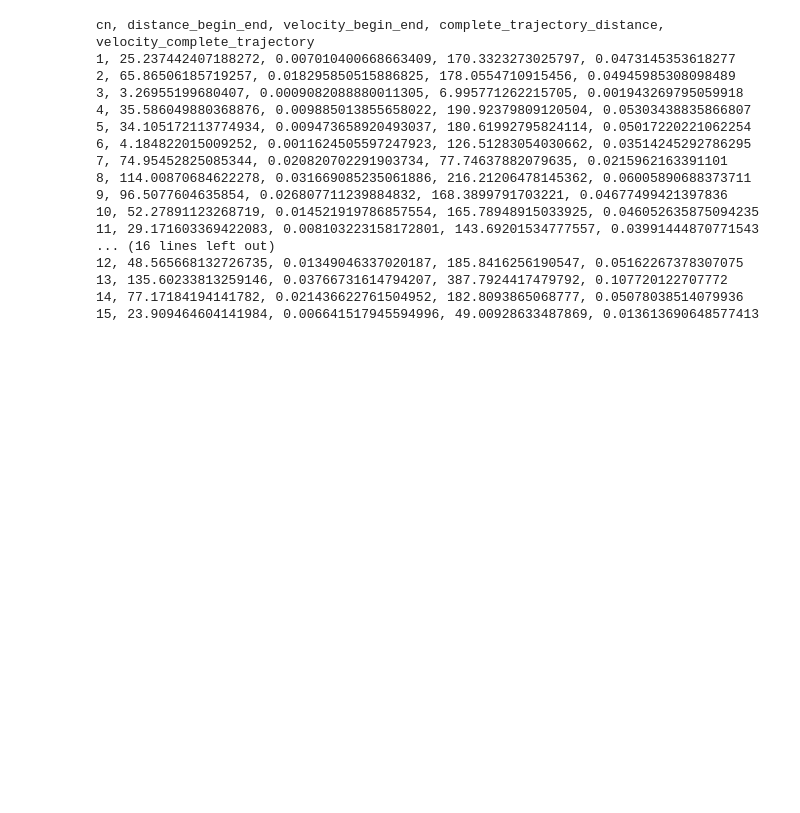
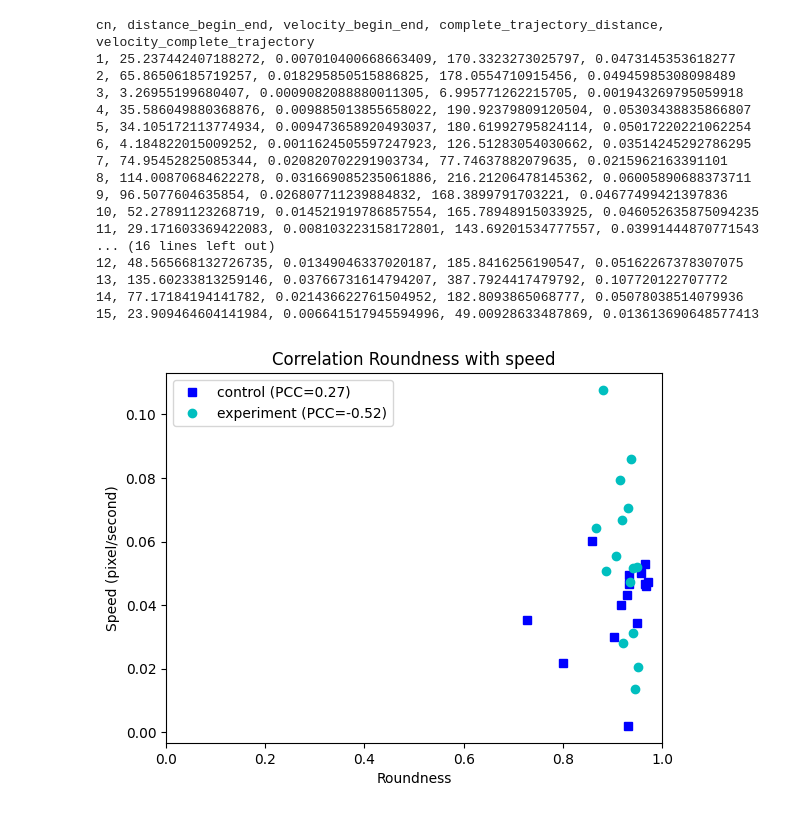
Before and after one commit to sheylle1/ImageAnalysis_Assignments, a Jupyter notebook: Assignment4/Assignment4_2.ipynb, the cells around one changed output. Cells and saved outputs as stored; diff of their text form; code cells hidden in the pictures; blank space fills up the shorter version.

Commit message:
Add figures for the correlations, finishing up on all the programming work. Also small change for 4.2.1 to calculate the perimeter correctly (consistent with wording)

```diff
--- a/Assignment4/Assignment4_2.ipynb
+++ b/Assignment4/Assignment4_2.ipynb
@@ -704,7 +718,8 @@ Cell 15: label=37, mean intensity = 21693902.0 std dev = 681977664.0 Smoothness
 # 4.2.2
 # %%
 seconds_between_measurements = 120
-for ax, traces, chosen in [ (axes[0], ctrl_traces, chosen_cells), (axes[1], egf_traces,  chosen_cells_e), ]:
+
+for traces, chosen in [(ctrl_traces, chosen_cells)]:
 	print("cn, distance_begin_end, velocity_begin_end, complete_trajectory_distance, velocity_complete_trajectory")
 	for cn in chosen.keys():
 		distance_begin_end, complete_trajectory_distance = compute_distance(traces[cn])
@@ -712,6 +727,23 @@ for ax, traces, chosen in [ (axes[0], ctrl_traces, chosen_cells), (axes[1], egf_
 		velocity_begin_end = distance_begin_end / total_time
 		velocity_complete_trajectory = complete_trajectory_distance / total_time
 		print(f"{cn}, {distance_begin_end}, {velocity_begin_end}, {complete_trajectory_distance}, {velocity_complete_trajectory}")
+		all_cell_stats["control"][cn]["distance_begin_end"] = distance_begin_end
+		all_cell_stats["control"][cn]["velocity_begin_end"] = velocity_begin_end
+		all_cell_stats["control"][cn]["complete_trajectory_distance"] = complete_trajectory_distance
+		all_cell_stats["control"][cn]["velocity_complete_trajectory"] = velocity_complete_trajectory
+
+for traces, chosen in [(egf_traces,  chosen_cells_e)]:
+	print("cn, distance_begin_end, velocity_begin_end, complete_trajectory_distance, velocity_complete_trajectory")
+	for cn in chosen.keys():
+		distance_begin_end, complete_trajectory_distance = compute_distance(traces[cn])
+		total_time = len(traces[cn]) * seconds_between_measurements
+		velocity_begin_end = distance_begin_end / total_time
+		velocity_complete_trajectory = complete_trajectory_distance / total_time
+		print(f"{cn}, {distance_begin_end}, {velocity_begin_end}, {complete_trajectory_distance}, {velocity_complete_trajectory}")
+		all_cell_stats["experiment"][cn]["distance_begin_end"] = distance_begin_end
+		all_cell_stats["experiment"][cn]["velocity_begin_end"] = velocity_begin_end
+		all_cell_stats["experiment"][cn]["complete_trajectory_distance"] = complete_trajectory_distance
+		all_cell_stats["experiment"][cn]["velocity_complete_trajectory"] = velocity_complete_trajectory
 # %% [output]
 cn, distance_begin_end, velocity_begin_end, complete_trajectory_distance, velocity_complete_trajectory
 1, 25.237442407188272, 0.007010400668663409, 170.3323273025797, 0.0473145353618277
@@ -730,3 +762,37 @@ cn, distance_begin_end, velocity_begin_end, complete_trajectory_distance, veloci
 13, 135.60233813259146, 0.03766731614794207, 387.7924417479792, 0.107720122707772
 14, 77.17184194141782, 0.021436622761504952, 182.8093865068777, 0.05078038514079936
 15, 23.909464604141984, 0.006641517945594996, 49.00928633487869, 0.013613690648577413
+# %%
+# promising comparisons: Roundness versus speed, uniformity versus speed.
+
+
+x_keys_control = all_cell_stats["control"].keys()
+x_keys_experiment = all_cell_stats["experiment"].keys()
+
+var_a = "roundness"
+
+x_control = [all_cell_stats["control"][i][var_a] for i in x_keys_control]
+y_control = [all_cell_stats["control"][i]["velocity_complete_trajectory"] for i in x_keys_control]
+
+x_experiment = [all_cell_stats["experiment"][i][var_a] for i in x_keys_experiment]
+y_experiment = [all_cell_stats["experiment"][i]["velocity_complete_trajectory"] for i in x_keys_experiment]
+
+handles = ["bs", "oc"]
+labels = ["Control", "Experiment"]
+
+correlation_control = np.corrcoef(x_control, y_control)
+correlation_experiment = np.corrcoef(x_experiment, y_experiment)
+
+plt.plot(x_control, y_control, "bs", label=f"control (PCC={correlation_control[0][1]:.2f})")
+plt.plot(x_experiment, y_experiment, "oc", label=f"experiment (PCC={correlation_experiment[0][1]:.2f})")
+plt.legend()
+
+ax = plt.gca()
+ax.set_xlim([0, 1])
+ax.set_xlabel(f"{var_a.capitalize()}")
+ax.set_ylabel("Speed (pixel/second)")
+ax.set_title("Correlation Roundness with speed")
+
+plt.show()
+# %% [output]
+[figure, added]
```
Also changed, not shown: parts of 12 cells of this notebook.
